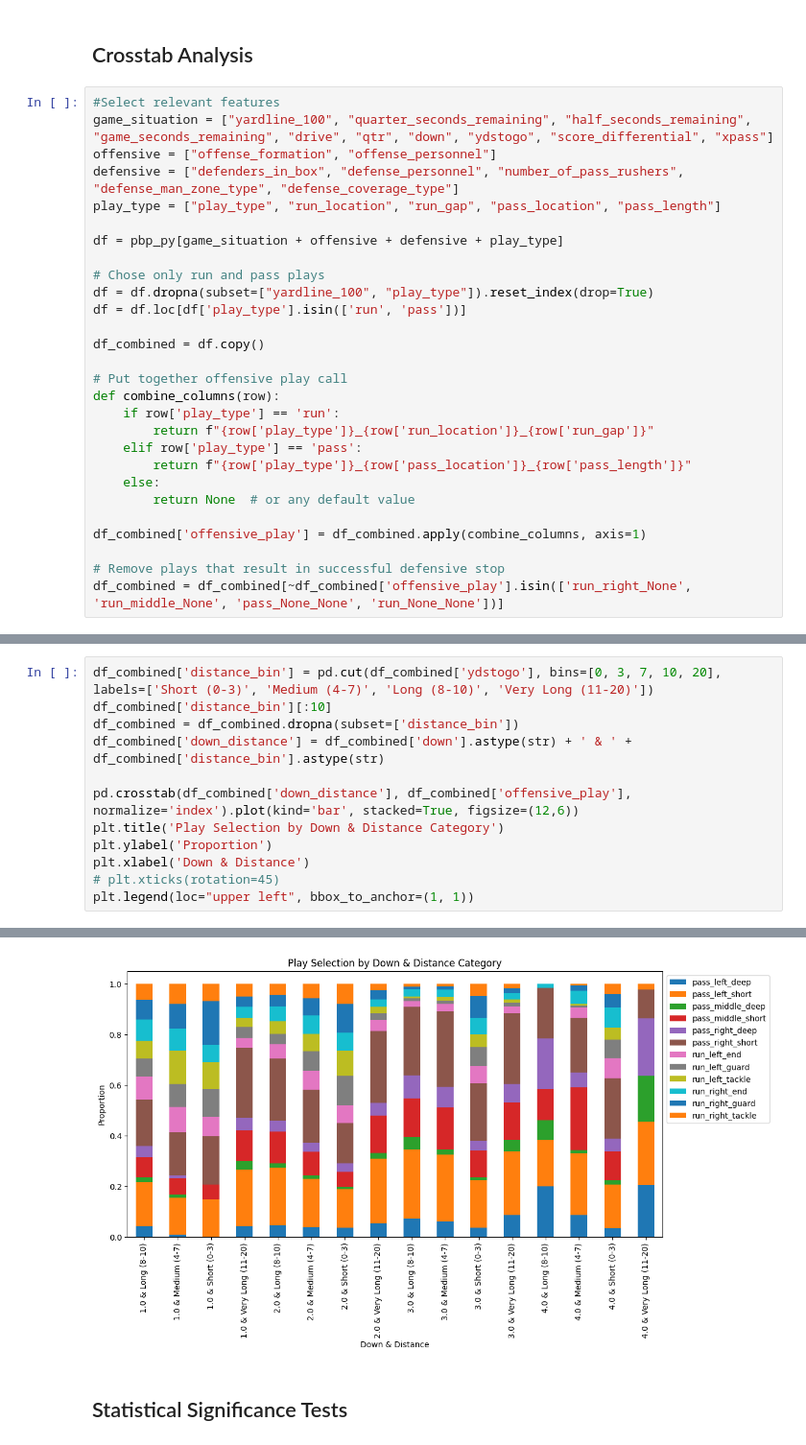
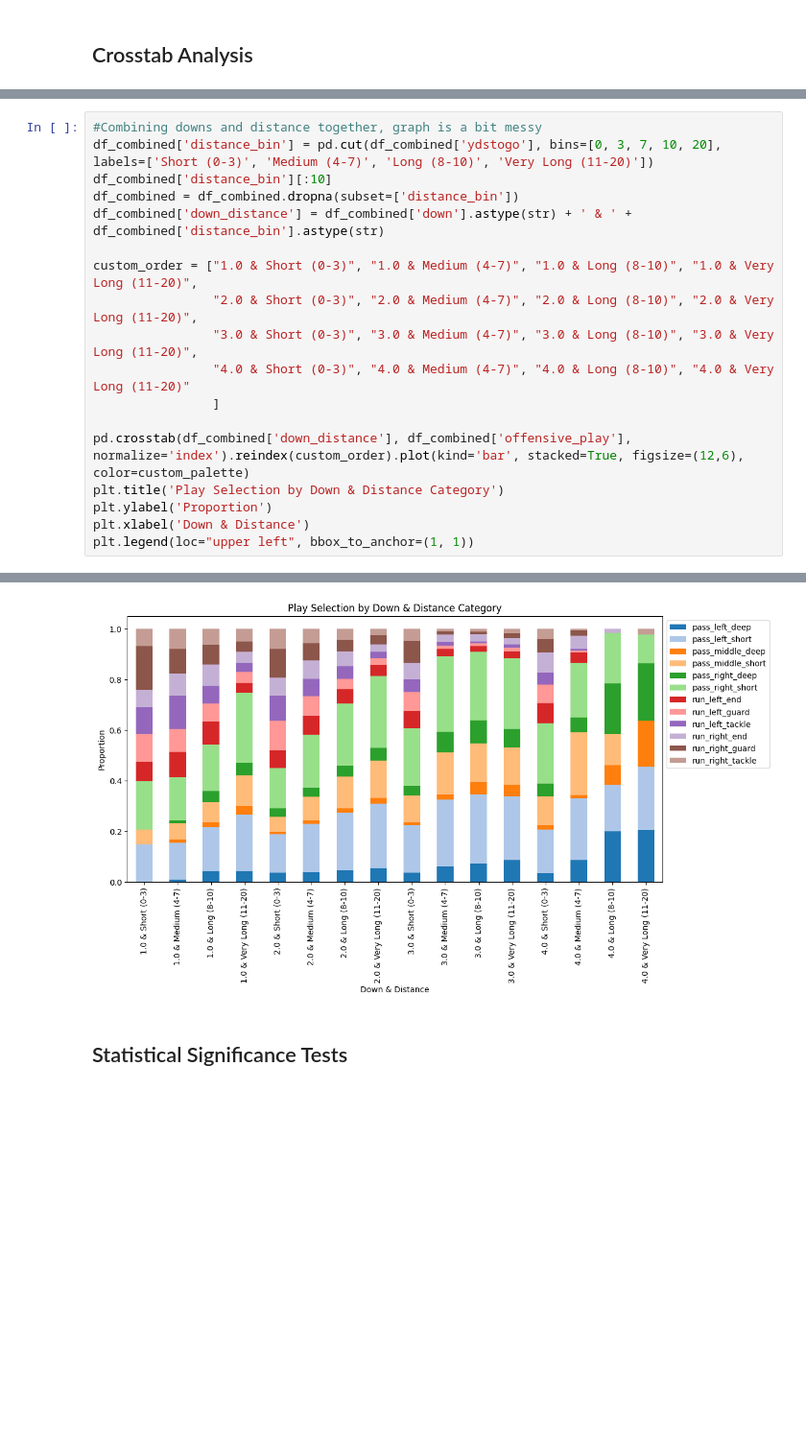
Before and after one commit to abonsted/CS426_Project, a Jupyter notebook: prelim_data_analysis.ipynb, the cells around one changed output, grey strips where cells are left out. Shown at 96% size. Saved outputs shown, nothing was run; the diff lists cells and outputs as text; blank space fills up the shorter version.

```diff
--- a/prelim_data_analysis.ipynb
+++ b/prelim_data_analysis.ipynb
@@ -20,33 +57,5 @@ len(pbp_py)
 # %% [markdown]
 <h2>Crosstab Analysis</h2>
-# %%
-#Select relevant features
-game_situation = ["yardline_100", "quarter_seconds_remaining", "half_seconds_remaining", "game_seconds_remaining", "drive", "qtr", "down", "ydstogo", "score_differential", "xpass"]
-offensive = ["offense_formation", "offense_personnel"]
-defensive = ["defenders_in_box", "defense_personnel", "number_of_pass_rushers", "defense_man_zone_type", "defense_coverage_type"]
-play_type = ["play_type", "run_location", "run_gap", "pass_location", "pass_length"]
-
-df = pbp_py[game_situation + offensive + defensive + play_type]
-
-# Chose only run and pass plays
-df = df.dropna(subset=["yardline_100", "play_type"]).reset_index(drop=True)
-df = df.loc[df['play_type'].isin(['run', 'pass'])]
-
-df_combined = df.copy()
-
-# Put together offensive play call
-def combine_columns(row):
-    if row['play_type'] == 'run':
-        return f"{row['play_type']}_{row['run_location']}_{row['run_gap']}"
-    elif row['play_type'] == 'pass':
-        return f"{row['play_type']}_{row['pass_location']}_{row['pass_length']}"
-    else:
-        return None  # or any default value
-
-df_combined['offensive_play'] = df_combined.apply(combine_columns, axis=1)
-
-# Remove plays that result in successful defensive stop
-df_combined = df_combined[~df_combined['offensive_play'].isin(['run_right_None', 'run_middle_None', 'pass_None_None', 'run_None_None'])]
 # %%
 custom_palette = sns.color_palette("tab20", 12)
 
@@ -71,17 +83,23 @@ plt.legend(loc="upper left", bbox_to_anchor=(1, 1))
 # %%
+#Combining downs and distance together, graph is a bit messy
 df_combined['distance_bin'] = pd.cut(df_combined['ydstogo'], bins=[0, 3, 7, 10, 20], labels=['Short (0-3)', 'Medium (4-7)', 'Long (8-10)', 'Very Long (11-20)'])
 df_combined['distance_bin'][:10]
 df_combined = df_combined.dropna(subset=['distance_bin'])
 df_combined['down_distance'] = df_combined['down'].astype(str) + ' & ' + df_combined['distance_bin'].astype(str)
 
-pd.crosstab(df_combined['down_distance'], df_combined['offensive_play'], normalize='index').plot(kind='bar', stacked=True, figsize=(12,6))
+custom_order = ["1.0 & Short (0-3)", "1.0 & Medium (4-7)", "1.0 & Long (8-10)", "1.0 & Very Long (11-20)",
+                "2.0 & Short (0-3)", "2.0 & Medium (4-7)", "2.0 & Long (8-10)", "2.0 & Very Long (11-20)",
+                "3.0 & Short (0-3)", "3.0 & Medium (4-7)", "3.0 & Long (8-10)", "3.0 & Very Long (11-20)",
+                "4.0 & Short (0-3)", "4.0 & Medium (4-7)", "4.0 & Long (8-10)", "4.0 & Very Long (11-20)"
+                ]
+
+pd.crosstab(df_combined['down_distance'], df_combined['offensive_play'], normalize='index').reindex(custom_order).plot(kind='bar', stacked=True, figsize=(12,6), color=custom_palette)
 plt.title('Play Selection by Down & Distance Category')
 plt.ylabel('Proportion')
 plt.xlabel('Down & Distance')
-# plt.xticks(rotation=45)
 plt.legend(loc="upper left", bbox_to_anchor=(1, 1))
 # %% [output]
 <matplotlib.legend.Legend at 0x...>
-[figure, old version]
+[figure, new version]
 # %% [markdown]
 <h2>Statistical Significance Tests</h2>
```
Also changed, not shown: parts of 9 cells of this notebook, 1 other file.
